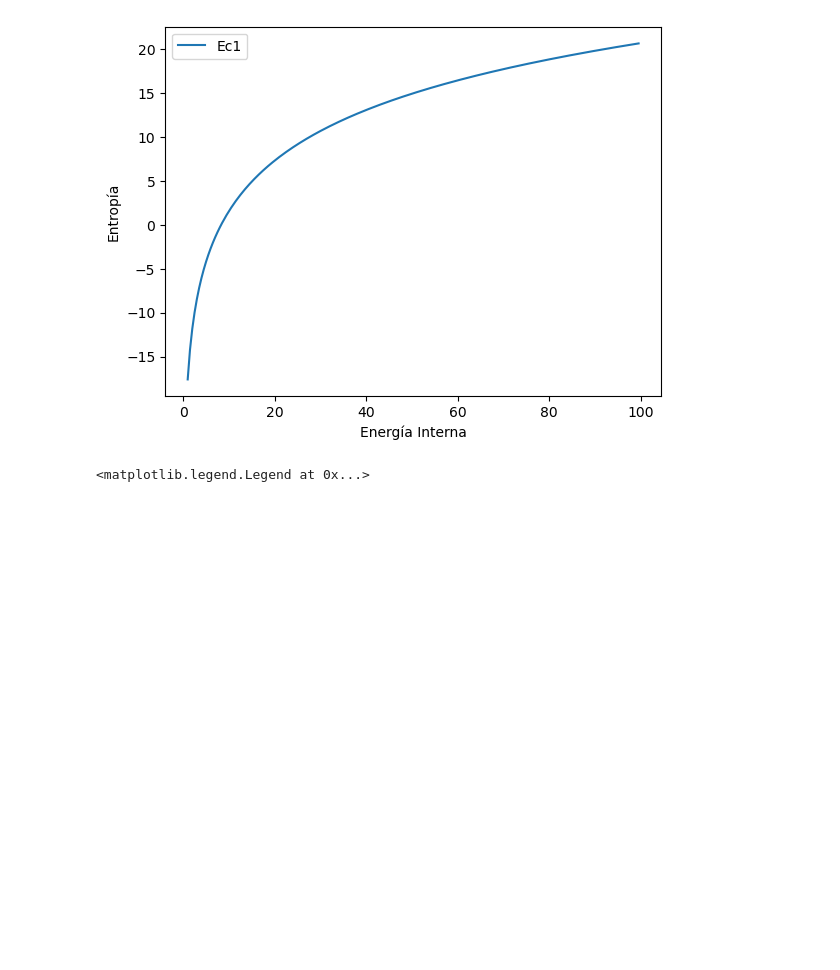
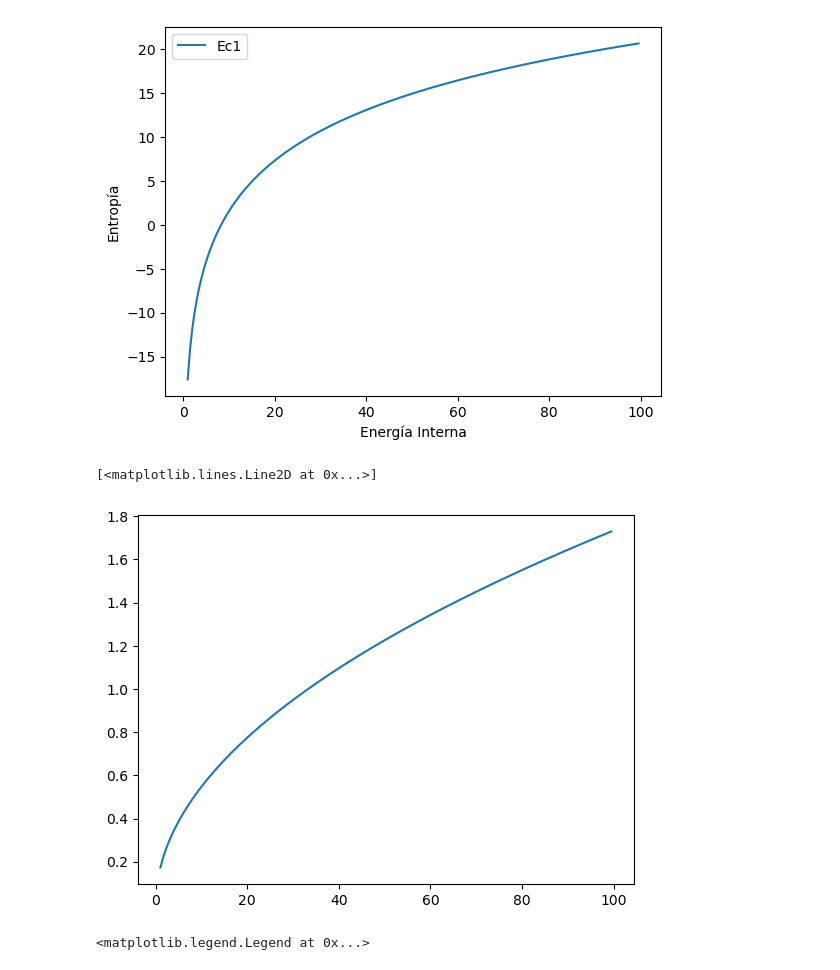
Before and after one commit to lsperezm/Metodos1-LauraPerez-SofiaLizarazo, a Jupyter notebook: Untitled.ipynb, the cells around one changed output. Drawn from its saved outputs; the diff is of its cells as text; code cells hidden in the pictures; blank space fills up the shorter version.

```diff
--- a/Untitled.ipynb
+++ b/Untitled.ipynb
@@ -29,3 +27,14 @@ def EC2(U):
+# %%
+def EC2(U):
+    s=(V/(2*N*R))*np.exp(np.log(R*V*U/(v_0*theta))/2)
+    return s
+# %%
+s_2=EC2(U_)
+# %%
+plt.plot(U_,s_2)
+# %% [output]
+[<matplotlib.lines.Line2D at 0x...>]
+[figure, added]
 # %%
 def EC3(U):
     r=(R/theta)**(1/2)
```
Also changed, not shown: parts of 1 cell of this notebook.
